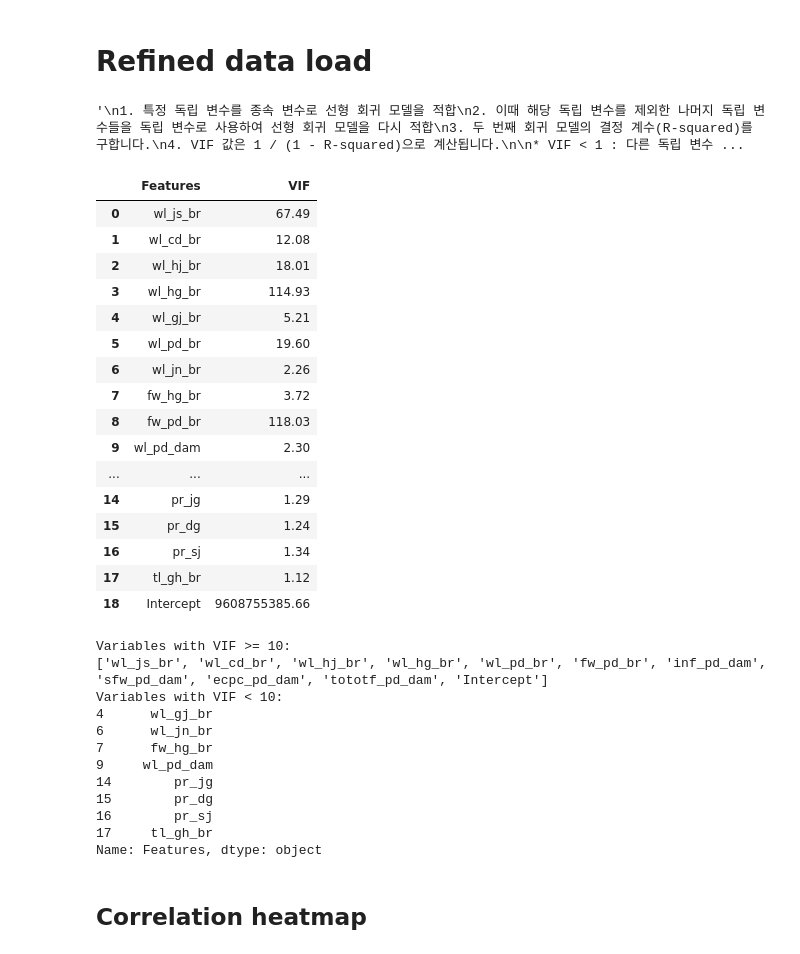
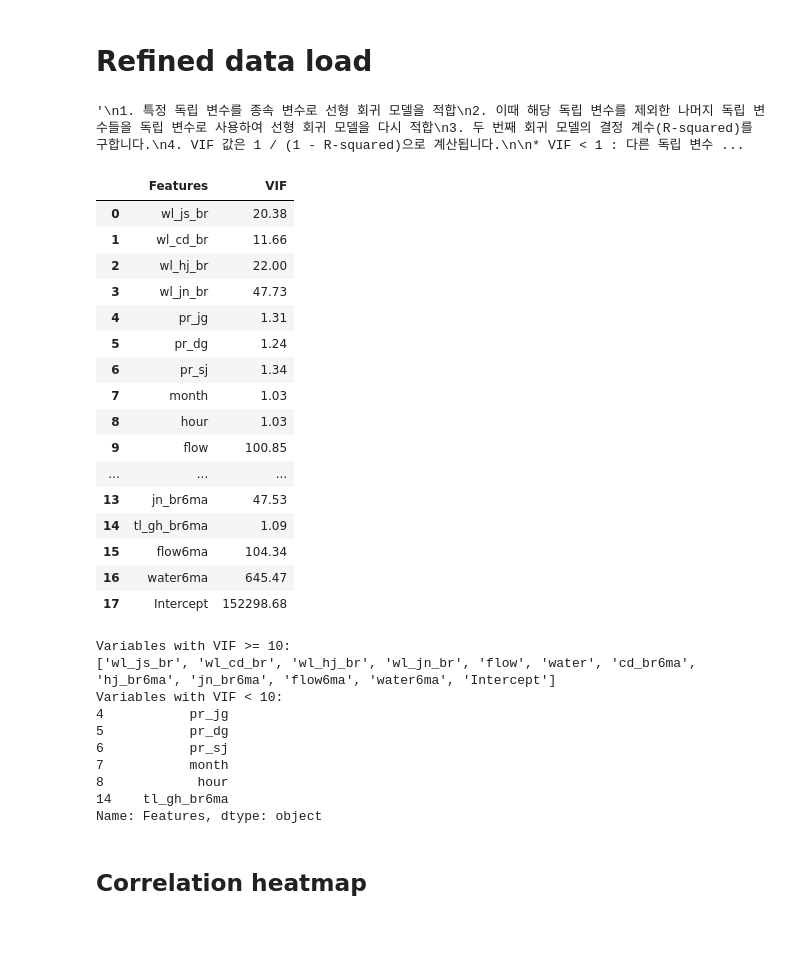
Before and after one commit to Bae-ChangHyun/Waterlevel-predict, a Jupyter notebook: code/수위 예측.ipynb, the cells around one changed output. Drawn from its saved outputs; the diff is of its cells as text; code cells hidden in the pictures.

```diff
--- a/code/수위 예측.ipynb
+++ b/code/수위 예측.ipynb
@@ -129,7 +129,7 @@ def metric(y_true, y_pred):
 def load_dataset2(leadtime,moving_average,version):
 
     # 이동평균을 적용할 feature들
-    select_features=['cd_br','hj_br','jn_br','tl_gh_br','flow','water']
+    select_features=['cd_br','hj_br','jn_br','tl_gh_br','flow','water','wl_js_br']
     # feature engineering 할 유량들.
     fe_list=['cd_br','hj_br','jn_br']
 
@@ -179,7 +179,7 @@ def load_dataset2(leadtime,moving_average,version):
             globals()[v_name].fit(tmp)  # PCA 수행
             transformed_data = globals()[v_name].transform(tmp)  # 변환된 데이터
             x[i]=transformed_data
-            x.drop([f_name,w_name],axis=1,inplace=True)
+            x.drop([f_name],axis=1,inplace=True)
             if(moving_average<1): x.drop([w_name],axis=1,inplace=True)
 
 
@@ -188,7 +188,8 @@ def load_dataset2(leadtime,moving_average,version):
         for i in range(len(select_features)):
             coln=select_features[i]+str(moving_average)+'ma'
             x[coln] = x[select_features[i]].rolling(window=moving_average).mean()
-            if(i<4):x.drop(select_features[i],axis=1,inplace=True)
+            if(i<3):x.drop('wl_'+select_features[i],axis=1,inplace=True)
+
 
     # train과 test를 다시 분리
     idx = x.index.get_loc('2022-06-21 00:00:00')
@@ -454,61 +454,59 @@ test_data.drop(['wl_hg_br','fw_hg_br','wl_gj_br','wl_pd_br','fw_pd_br'],axis=1,i
 3. 두 번째 회귀 모델의 결정 계수(R-squared)를 구합니다.
 4. VIF 값은 1 / (1 - R-squared)으로 계산됩니다.
 
 * VIF < 1 : 다른 독립 변수들과의 상관 관계가 크지 않음 = 다중곤선성의 영향 적음.
 * VIF == 1 :독립 변수 간의 상관 관계가 약하거나 전혀 없음.
 * VIF > 1  :다른 독립 변수들과의 상관 관계가 강력 =  다중공선성의 영향 높음.
 """
 
-df=load_dataset(1, 0, 0)[0]
+df=load_dataset2(1, 6, 1)[0]
 #df=pd.concat([tmp[0],tmp[2]],axis=1)
 df['Intercept'] = 1
 
 
 vif_df = pd.DataFrame()
 vif_df['Features'] = df.columns
 vif_df['VIF'] = [variance_inflation_factor(df.values, i) for i in range(df.shape[1])]
 
 vif_df
 high_vif_vars = vif_df[vif_df['VIF'] >= 10]['Features']
 low_vif_vars = vif_df[vif_df['VIF'] < 10]['Features']
 
 high_vif_vars=[i for i in high_vif_vars]
 
 print("Variables with VIF >= 10:")
 print(high_vif_vars)
 
 print("Variables with VIF < 10:")
 print(low_vif_vars)
 # %% [output]
 '\n1. 특정 독립 변수를 종속 변수로 선형 회귀 모델을 적합\n2. 이때 해당 독립 변수를 제외한 나머지 독립 변수들을 독립 변수로 사용하여 선형 회귀 모델을 다시 적합\n3. 두 번째 회귀 모델의 결정 계수(R-squared)를 구합니다.\n4. VIF 값은 1 / (1 - R-squared)으로 계산됩니다.\n\n* VIF < 1 : 다른 독립 변수 ...
 |  | Features | VIF |
-| 0 | wl_js_br | 67.49 |
-| 1 | wl_cd_br | 12.08 |
-| 2 | wl_hj_br | 18.01 |
-| 3 | wl_hg_br | 114.93 |
-| 4 | wl_gj_br | 5.21 |
-| 5 | wl_pd_br | 19.60 |
-| 6 | wl_jn_br | 2.26 |
-| 7 | fw_hg_br | 3.72 |
-| 8 | fw_pd_br | 118.03 |
-| 9 | wl_pd_dam | 2.30 |
+| 0 | wl_js_br | 20.38 |
+| 1 | wl_cd_br | 11.66 |
+| 2 | wl_hj_br | 22.00 |
+| 3 | wl_jn_br | 47.73 |
+| 4 | pr_jg | 1.31 |
+| 5 | pr_dg | 1.24 |
+| 6 | pr_sj | 1.34 |
+| 7 | month | 1.03 |
+| 8 | hour | 1.03 |
+| 9 | flow | 100.85 |
 | ... | ... | ... |
-| 14 | pr_jg | 1.29 |
-| 15 | pr_dg | 1.24 |
-| 16 | pr_sj | 1.34 |
-| 17 | tl_gh_br | 1.12 |
-| 18 | Intercept | 9608755385.66 |
+| 13 | jn_br6ma | 47.53 |
+| 14 | tl_gh_br6ma | 1.09 |
+| 15 | flow6ma | 104.34 |
+| 16 | water6ma | 645.47 |
+| 17 | Intercept | 152298.68 |
 Variables with VIF >= 10:
-['wl_js_br', 'wl_cd_br', 'wl_hj_br', 'wl_hg_br', 'wl_pd_br', 'fw_pd_br', 'inf_pd_dam', 'sfw_pd_dam', 'ecpc_pd_dam', 'tototf_pd_dam', 'Intercept']
+['wl_js_br', 'wl_cd_br', 'wl_hj_br', 'wl_jn_br', 'flow', 'water', 'cd_br6ma', 'hj_br6ma', 'jn_br6ma', 'flow6ma', 'water6ma', 'Intercept']
 Variables with VIF < 10:
-4      wl_gj_br
-6      wl_jn_br
-7      fw_hg_br
-9     wl_pd_dam
-14        pr_jg
-15        pr_dg
-16        pr_sj
-17     tl_gh_br
+4           pr_jg
+5           pr_dg
+6           pr_sj
+7           month
+8            hour
+14    tl_gh_br6ma
 Name: Features, dtype: object
 # %% [markdown]
 ## Correlation heatmap
```
Also changed, not shown: parts of 14 cells of this notebook.
